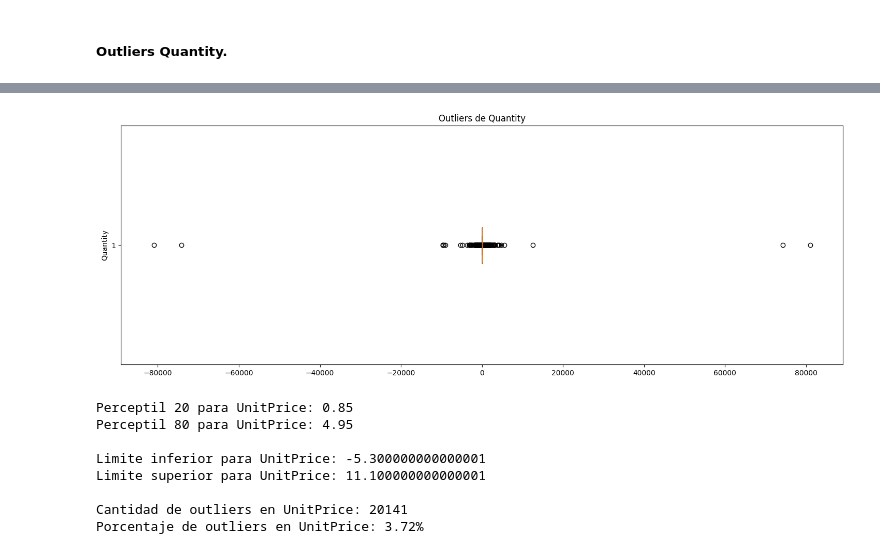
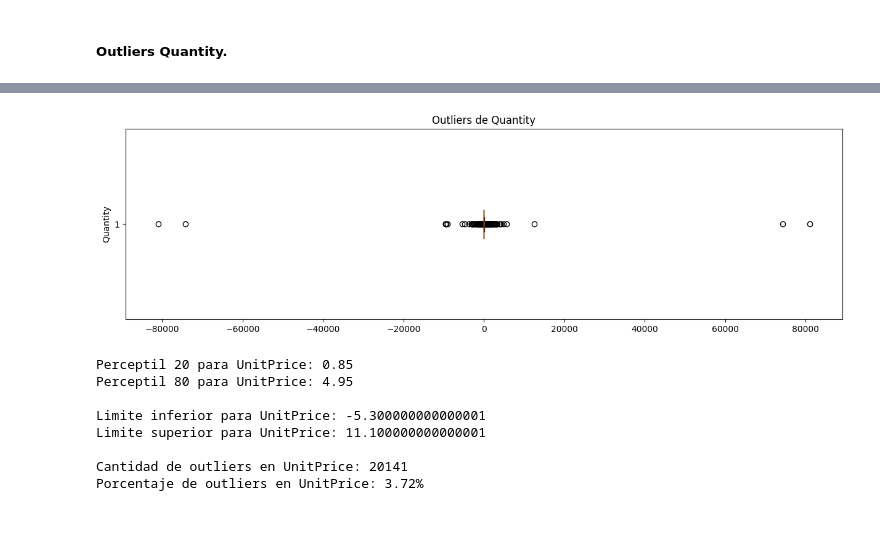
Before and after one commit to saulbasc/Regresion_y_Clustering_E-Commerce, a Jupyter notebook: src/exploracion.ipynb, the cells around one changed output, grey strips where cells are left out. Saved outputs shown, nothing was run; the diff lists cells and outputs as text; code cells hidden in the pictures; blank space fills up the shorter version.

```diff
--- a/src/exploracion.ipynb
+++ b/src/exploracion.ipynb
@@ -749,13 +719,13 @@ Porcentaje de outliers en Quantity: 5.35%
 | 31 | 536370 | 10002 | INFLATABLE POLITICAL GLOBE | 48 | 12/1/2010 8:45 | 0.85 | 12583.0 | France |
 | 46 | 536371 | 22086 | PAPER CHAIN KIT 50'S CHRISTMAS | 80 | 12/1/2010 9:00 | 2.55 | 13748.0 | United Kingdom |
 # %%
-plt.figure(figsize=(18, 6))
+plt.figure(figsize=(15, 4))
 plt.boxplot(df["Quantity"], vert=False)
 plt.title("Outliers de Quantity")
 plt.ylabel("Quantity")
 plt.show()
 # %% [output]
-[figure, old version]
+[figure, new version]
 # %%
 unit_price_Q1 = df["UnitPrice"].quantile(0.20)
 unit_price_Q3 = df["UnitPrice"].quantile(0.80)
```
Also changed, not shown: parts of 16 cells of this notebook, 8 other files.
